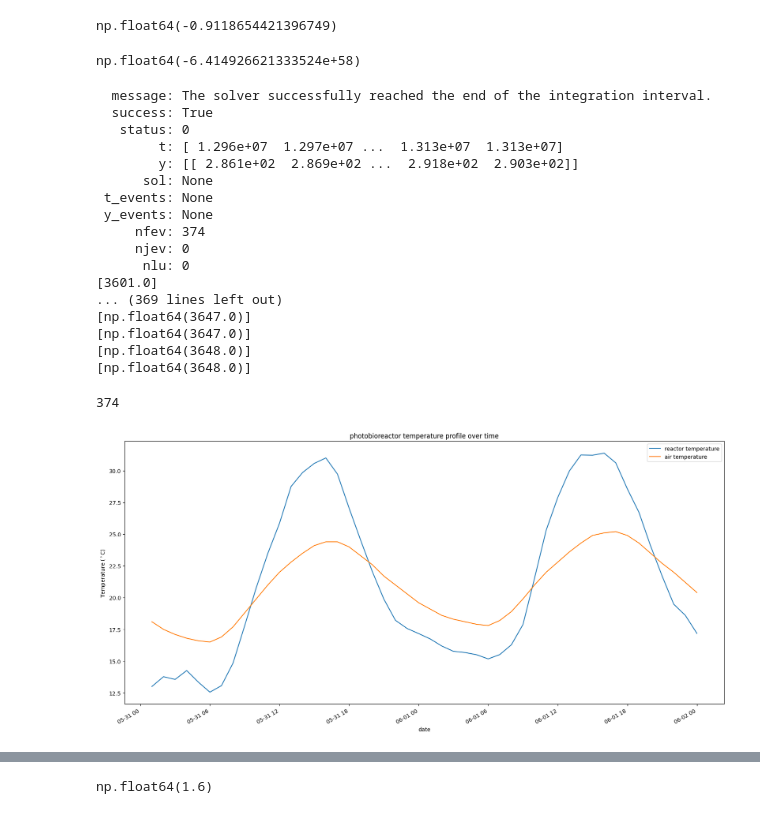
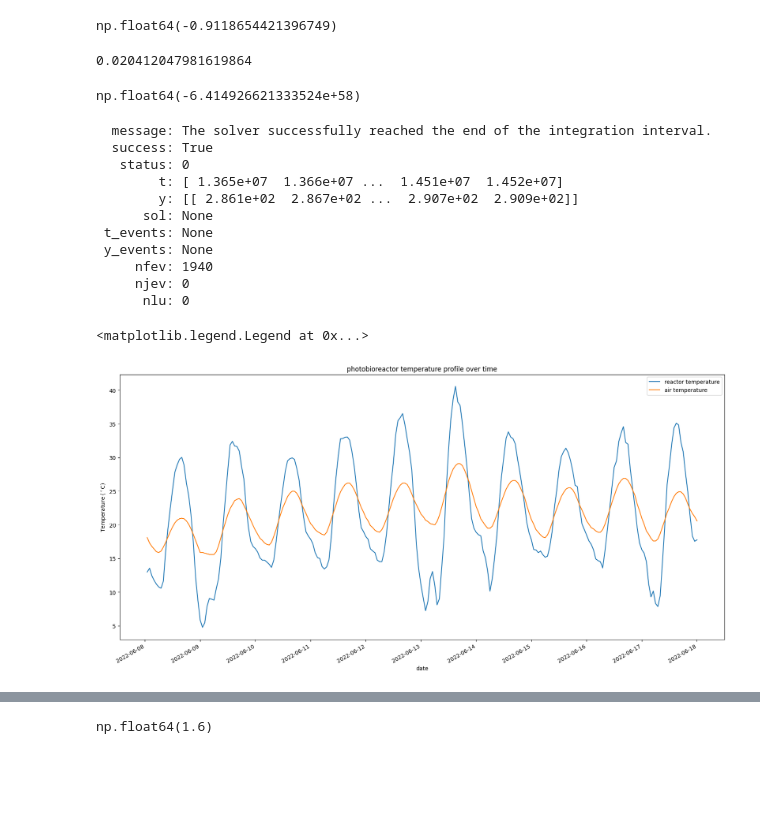
Before and after one commit to MatthijsKok01/Code, a Jupyter notebook: test.ipynb, the cells around one changed output, grey strips where cells are left out. Drawn from its saved outputs; the diff is of its cells as text; code cells hidden in the pictures; blank space fills up the shorter version.

```diff
--- a/test.ipynb
+++ b/test.ipynb
@@ -155,7 +199,7 @@ ground_infrared_radiation(1,273,1)
 np.float64(20.65834608)
 # %%
 def reactor_infrared_radiation(t,y,time_index):
-    Q = L*sigma*tau_reactor*epsilon_reactor*2*math.pi*R_reactor*y**4
+    Q = sigma*tau_reactor*epsilon_reactor*L*2*math.pi*R_reactor*y**4
     return -Q
 reactor_infrared_radiation(1,273,1)
 # %% [output]
@@ -242,8 +282,6 @@ def convection(t,y,time_index):
     elif Re_air<=4000000:
         C = 0.027
         m = 0.805
-    elif Re_air==0:
-        return 0
     else:
         return 0
     Nu_air = C*(Re_air**m)*(Pr_air**(1/3))
@@ -251,6 +289,15 @@ def convection(t,y,time_index):
     R_inside = 1/(Nu_inside*k_reactor*math.pi*L)
     R_glass = math.log((R_reactor+glass_thickness)/R_reactor)/(2*math.pi*L*lambda_glass)    # according to tabel 7.2 in book 'fundamentals of heat and mass transfer' 3.26
     R_outside = 1/(Nu_air*k_air*math.pi*L)
+    #Ra = g*beta*()
+    #Nu_air_free = C_free*Ra^n                                               # formula 9.33 in the bible
+
+    if data.FF[time_index]==0:
+        R_outside = 0.001
+        return 0
+        #R_outside = 1/(Nu_air_free*k_air*math.pi*L)
+    else:
+        R_outside = 1/(Nu_air*k_air*math.pi*L)
     Rtot = R_inside+R_glass+R_outside
     Q = (data.Ta[time_index]-y)/Rtot
     #Q = data.Ta[time_index]-y
@@ -258,6 +305,13 @@ def convection(t,y,time_index):
 convection(1,292,15)
 # %% [output]
 np.float64(-0.9118654421396749)
+# %%
+def aeration(t,y,time_index):           #the assumption is that all the air takes the temperature of the reactor
+    Q = aeration_rate*(T_air_in-y)*cp_air*rho_air
+    return Q
+aeration(1,292,15)
+# %% [output]
+0.020412047981619864
 # %%
 #functions
 def heat_bal(t,y,p):
@@ -274,13 +328,10 @@ def heat_bal(t,y,p):
     Q_evaporation = Q_evap(t,y,time_index)
     Q_ground_reflected = ground_reflected_rad(t,y,time_index)
     Q_convection =  convection(t,y,time_index)
+    Q_aeration = aeration(t,y,time_index)
     saved_fluxes.append([time_index])
-    #if t%3600==0:
-    #    saved_fluxes.append([t,Q_direct_solar_rad,Q_diffuse_solar_rad,Q_ground_radiation,Q_air_infrared,Q_ground_reflected,Q_react_infrared,Q_evaporation,Q_convection]
-    #else:
-    #   pass
-    '''To be implemented: pump, airation, convection   '''
-    dxdt = (Q_direct_solar_rad+Q_diffuse_solar_rad+Q_ground_radiation+Q_medium_added+Q_air_infrared+Q_ground_reflected+Q_react_infrared+Q_broth_out+Q_evaporation+Q_convection)/(rho_reactor*cp_reactor*V_reactor)
+    '''To be implemented: pump, aeration  '''
+    dxdt = (Q_direct_solar_rad+Q_diffuse_solar_rad+Q_ground_radiation+Q_medium_added+Q_air_infrared+Q_ground_reflected+Q_react_infrared+Q_broth_out+Q_evaporation+Q_convection+Q_aeration)/(rho_reactor*cp_reactor*V_reactor)
     return dxdt
 heat_bal(7200,10,1)
 # %% [output]
@@ -289,50 +340,38 @@ np.float64(-6.414926621333524e+58)
 #solver
 saved_fluxes=[]
 solver = integrate.solve_ivp (heat_bal,(t_span[0],t_span[-1]) ,y0, args = [0.01],t_eval=t_span, method='RK45')
+#solver = integrate.solve_ivp (heat_bal,(t_span[0],t_span[-1]) ,y0, args = [0.01], method='RK45')
 #solver = integrate.solve_ivp (heat_bal,[0, t_span[-1]], y0, t_eval=t_span, args = [0.0000001])
 print(solver)
 t_vals = solver.t
 y_vals_check = solver.y
 y_vals = y_vals_check[0]                #Did this to overcome the problem that the values are stored in a matrix.
 hours = t_span/(time_int*24)
 air_temp = data.Ta[hours*24]
 t_vals_days = 24/hours
 time_values = data.date_time[t_span/time_int]
 #Q_data = pd.DataFrame(Q_vals,time_values[1:])
 
 ##          plot results
 plt.xlabel('date')
+plt.rcParams["figure.figsize"] = (20,10)
 plt.ylabel('Temperature ($^\circ$C)')
 plt.title('photobioreactor temperature profile over time')
 plt.plot(time_values, y_vals-273.15,time_values,air_temp-273.15)
+#plt.plot(time_values,y_vals[:-1]-273.15)
 plt.gcf().autofmt_xdate()
 plt.legend(['reactor temperature','air temperature'])
-y_vals_check
-#flux_array = np.array(saved_fluxes)
-#flux_array[:,0]
-for item in saved_fluxes:
-    #time = float(item[0])/3600
-    time = item
-    #if time%1<=0.01:
-    print(time)
-len(saved_fluxes)
 # %% [output]
   message: The solver successfully reached the end of the integration interval.
   success: True
    status: 0
-        t: [ 1.296e+07  1.297e+07 ...  1.313e+07  1.313e+07]
-        y: [[ 2.861e+02  2.869e+02 ...  2.918e+02  2.903e+02]]
+        t: [ 1.365e+07  1.366e+07 ...  1.451e+07  1.452e+07]
+        y: [[ 2.861e+02  2.867e+02 ...  2.907e+02  2.909e+02]]
       sol: None
  t_events: None
  y_events: None
-     nfev: 374
+     nfev: 1940
      njev: 0
       nlu: 0
-[3601.0]
-... (369 lines left out)
-[np.float64(3647.0)]
-[np.float64(3647.0)]
-[np.float64(3648.0)]
-[np.float64(3648.0)]
-374
+<matplotlib.legend.Legend at 0x...>
-[figure, old version]
+[figure, new version]
```
Also changed, not shown: parts of 14 cells of this notebook, 1 other file.
